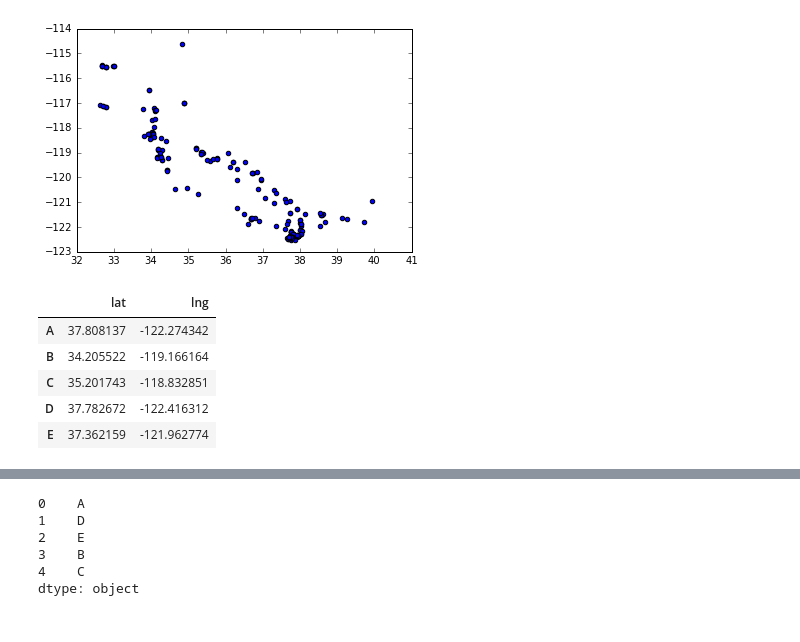
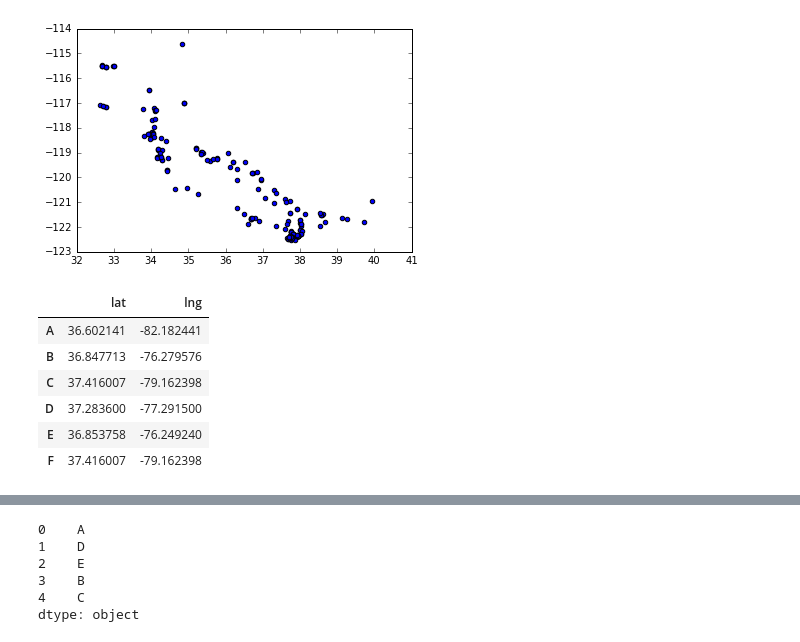
Before and after one commit to jianglong608/portfolio, a Jupyter notebook: appraiser_travel_distance.ipynb, the cells around one changed output, grey strips where cells are left out. Saved outputs shown, nothing was run; the diff lists cells and outputs as text; code cells hidden in the pictures.

```diff
--- a/appraiser_travel_distance.ipynb
+++ b/appraiser_travel_distance.ipynb
@@ -23,6 +23,7 @@ df.rename(columns={'LATITUDE': 'lat', 'LONGITUDE': 'lng'}, inplace=True)
 # pick two states for test
 locAZ = df.loc[df.STATE_NAME == 'AZ', ['lat', 'lng']]
 locCA = df.loc[df.STATE_NAME == 'CA', ['lat', 'lng']]
+locVA = df.loc[df.STATE_NAME == 'VA', ['lat', 'lng']]
 locAZ.shape, locCA.shape
 # %% [output]
 ((35, 2), (224, 2))
@@ -34,23 +35,24 @@ plt.scatter(x = 'lat', y='lng', data=locCA)
 # %%
 # generating samples from CA
 np.random.seed = 0
-travels = [locCA.sample(5, replace=False, random_state=i) for i in range(30)]
+travels = [locVA.sample(6, replace=False, random_state=i) for i in range(30)]
 
 # rename index
-places = list('ABCDE')
+places = list('ABCDEF')
 for i in range(len(travels)):
     travels[i].index = places
 
 # pick a trip
 trip = travels[17]
 trip
 # %% [output]
 |  | lat | lng |
-| A | 37.808137 | -122.274342 |
-| B | 34.205522 | -119.166164 |
-| C | 35.201743 | -118.832851 |
-| D | 37.782672 | -122.416312 |
-| E | 37.362159 | -121.962774 |
+| A | 36.602141 | -82.182441 |
+| B | 36.847713 | -76.279576 |
+| C | 37.416007 | -79.162398 |
+| D | 37.283600 | -77.291500 |
+| E | 36.853758 | -76.249240 |
+| F | 37.416007 | -79.162398 |
 # %%
 # create input file for Concorde TSP solver
 pid = 0
```
Also changed, not shown: parts of 15 cells of this notebook, 2 other files.
